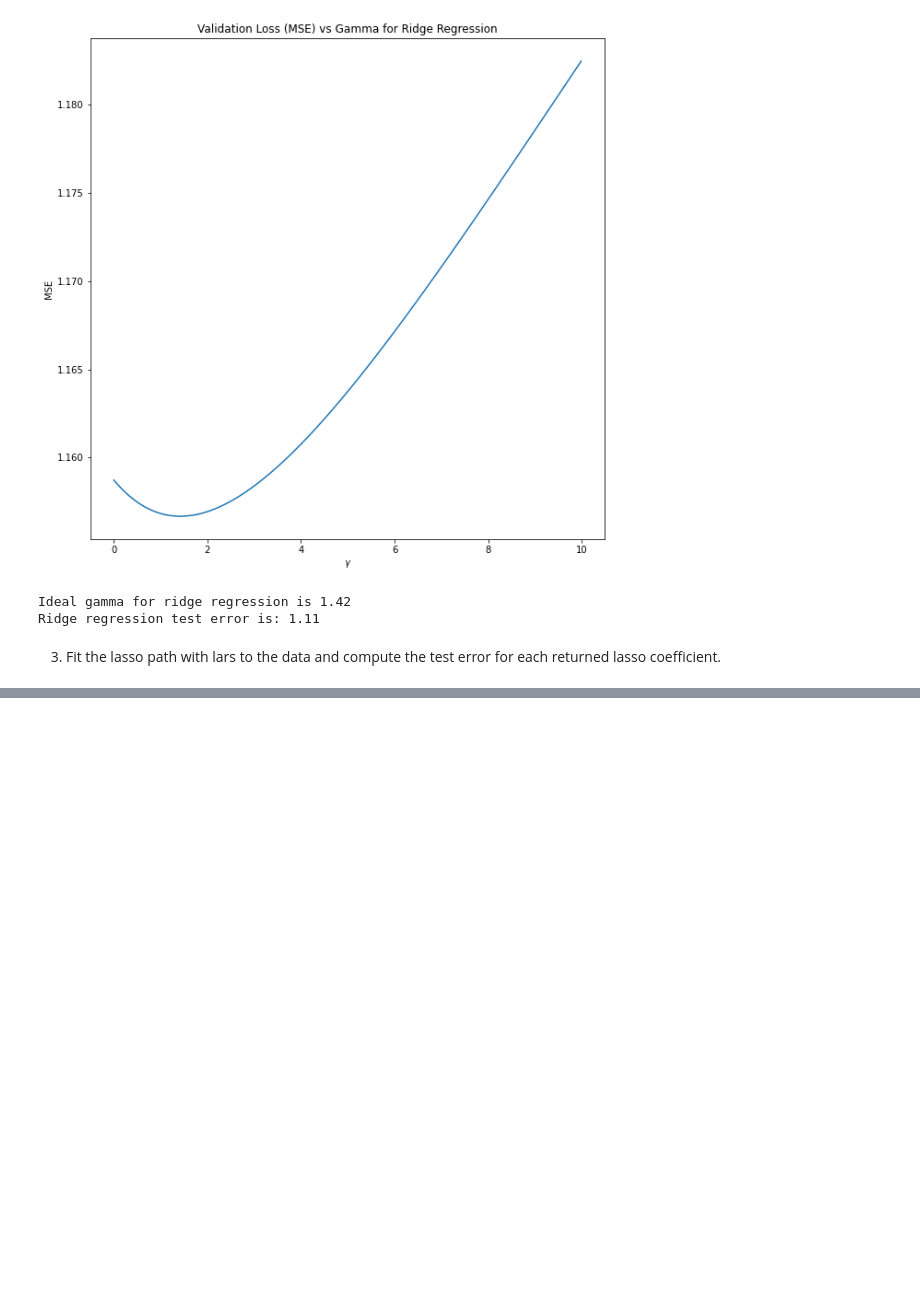
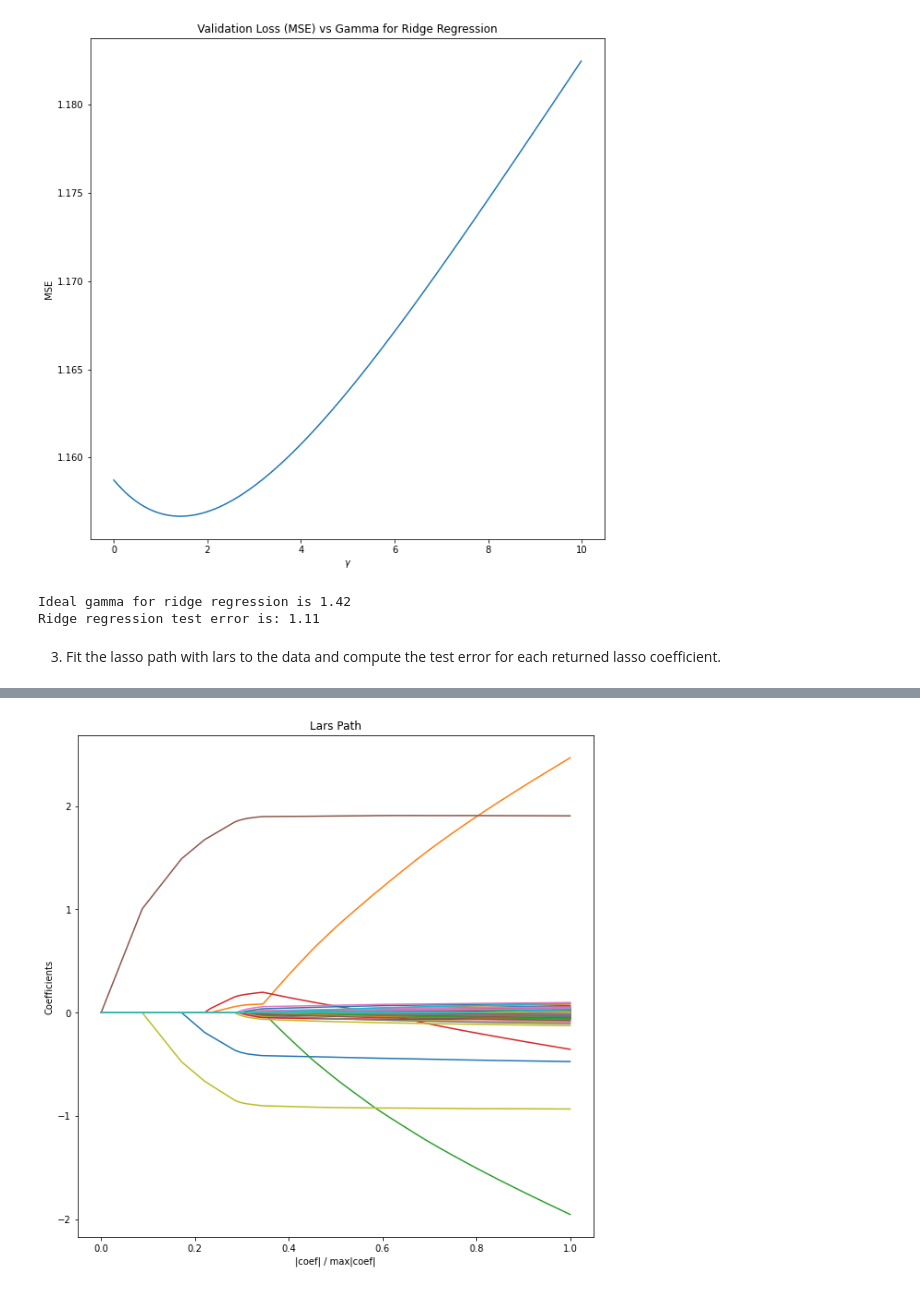
Before and after one commit to DylanShadduckUCD/STA208, a Jupyter notebook: hw2/hw2.ipynb, the cells around one changed output, grey strips where cells are left out. Cells and saved outputs as stored; diff of their text form; code cells hidden in the pictures; blank space fills up the shorter version.

```diff
--- a/hw2/hw2.ipynb
+++ b/hw2/hw2.ipynb
@@ -193,4 +230,5 @@ def plot_lars(coefs, lines=False, title="Lars Path"):
-# %%
-import pickle
-with open('hw2.data','rb') as f:
-    y_tr,X_tr,y_te,X_te = pickle.load(f)
+# %%
+_, _, coeffs_lars = linear_model.lars_path(X_tr, y_tr, method="lar")
+plot_lars(coeffs_lars, title="Lars Path")
+# %% [output]
+[figure, added]
```
Also changed, not shown: parts of 22 cells of this notebook, 2 other files.
